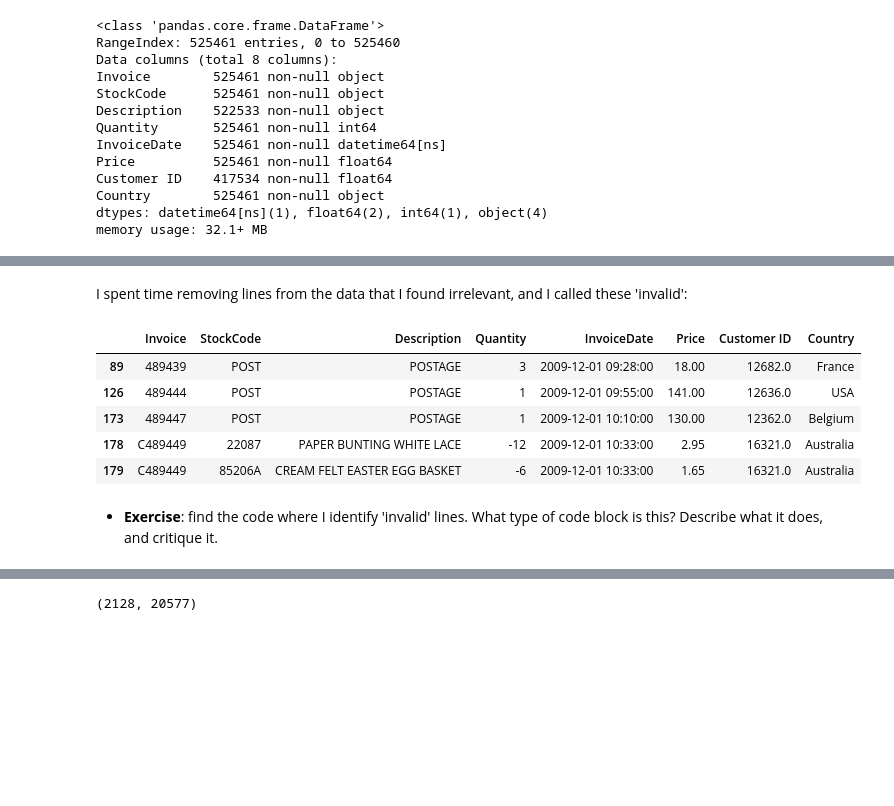
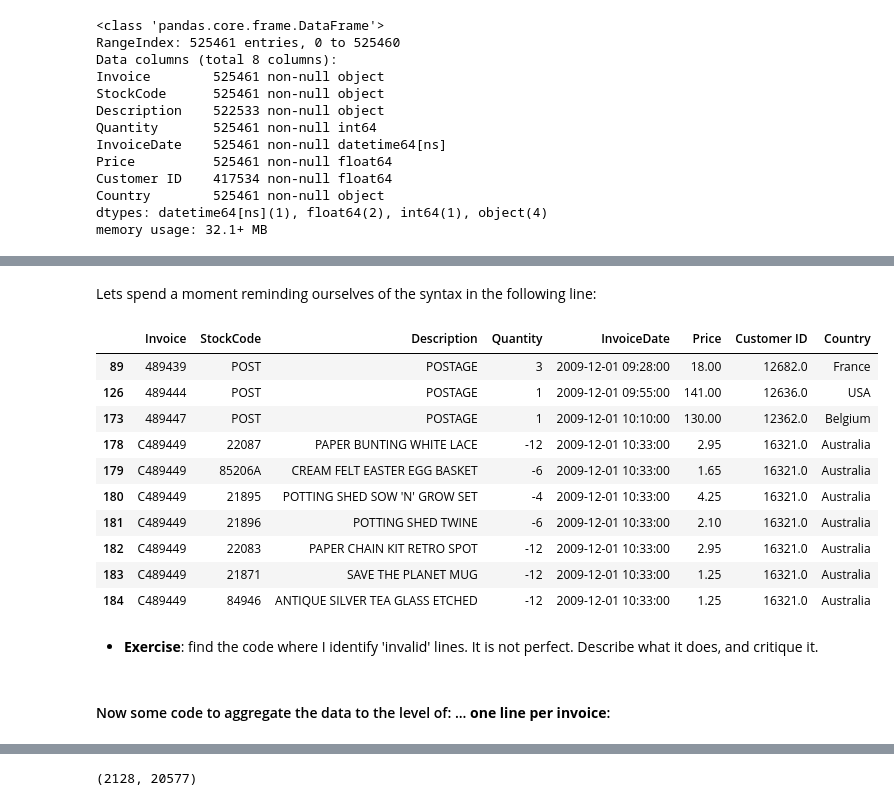
Before and after one commit to jeremy-large/ox-sbs-ml-bd, a Jupyter notebook: notebooks/Week_1.ipynb, the cells around one changed output, grey strips where cells are left out. Drawn from its saved outputs; the diff is of its cells as text; code cells hidden in the pictures; blank space fills up the shorter version.

```diff
--- a/notebooks/Week_1.ipynb
+++ b/notebooks/Week_1.ipynb
@@ -124,9 +197,9 @@ https://archive.ics.uci.edu/ml/machine-learning-databases/00502/online_retail_II
 Year 2009-2010
 # %%
 if os.path.exists(UCI_DATA_FILE):
-    df = load_uci_file(UCI_DATA_FILE, SHEET_NAME)
+    df = uci_files.load_uci_file(UCI_DATA_FILE, uci_files.SHEET_NAME)
 else:
-    df = load_uci_file(REMOTE_FILE, SHEET_NAME)
+    df = uci_files.load_uci_file(uci_files.REMOTE_FILE, uci_files.SHEET_NAME)
     df.to_csv(UCI_DATA_FILE)
     logging.info('Saving a copy to ' + UCI_DATA_FILE)
 # %% [output]
@@ -182,16 +278,23 @@ df.describe().T
 # %%
-invalids = invalid_series(df)
+invalids = stock_codes.invalid_series(df)
-# %% [markdown]
-I spent time removing lines from the data that I found irrelevant, and I called these 'invalid':
+# %% [markdown]
+Lets spend a moment reminding ourselves of the syntax in the following line:
 # %%
-df.loc[invalids].head()
+df.loc[invalids].head(10)
 # %% [output]
 |  | Invoice | StockCode | Description | Quantity | InvoiceDate | Price | Customer ID | Country |
 | 89 | 489439 | POST | POSTAGE | 3 | 2009-12-01 09:28:00 | 18.00 | 12682.0 | France |
 | 126 | 489444 | POST | POSTAGE | 1 | 2009-12-01 09:55:00 | 141.00 | 12636.0 | USA |
 | 173 | 489447 | POST | POSTAGE | 1 | 2009-12-01 10:10:00 | 130.00 | 12362.0 | Belgium |
 | 178 | C489449 | 22087 | PAPER BUNTING WHITE LACE | -12 | 2009-12-01 10:33:00 | 2.95 | 16321.0 | Australia |
 | 179 | C489449 | 85206A | CREAM FELT EASTER EGG BASKET | -6 | 2009-12-01 10:33:00 | 1.65 | 16321.0 | Australia |
+| 180 | C489449 | 21895 | POTTING SHED SOW 'N' GROW SET | -4 | 2009-12-01 10:33:00 | 4.25 | 16321.0 | Australia |
+| 181 | C489449 | 21896 | POTTING SHED TWINE | -6 | 2009-12-01 10:33:00 | 2.10 | 16321.0 | Australia |
+| 182 | C489449 | 22083 | PAPER CHAIN KIT RETRO SPOT | -12 | 2009-12-01 10:33:00 | 2.95 | 16321.0 | Australia |
+| 183 | C489449 | 21871 | SAVE THE PLANET MUG | -12 | 2009-12-01 10:33:00 | 1.25 | 16321.0 | Australia |
+| 184 | C489449 | 84946 | ANTIQUE SILVER TEA GLASS ETCHED | -12 | 2009-12-01 10:33:00 | 1.25 | 16321.0 | Australia |
 # %% [markdown]
- * **Exercise**: find the code where I identify 'invalid' lines. What type of code block is this? Describe what it does, and critique it.
+ * **Exercise**: find the code where I identify 'invalid' lines. It is not perfect. Describe what it does, and critique it.
+# %% [markdown]
+#### Now some code to aggregate the data to the level of: ... **one line per invoice**:
 # %%
```
Also changed, not shown: parts of 37 cells of this notebook.
